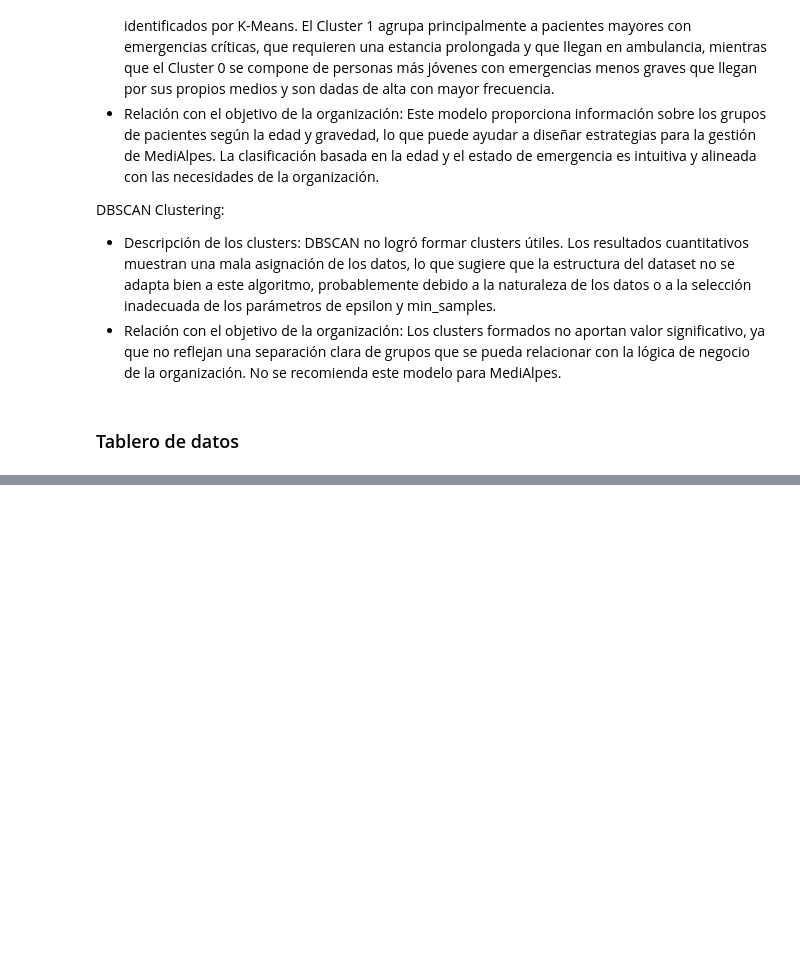
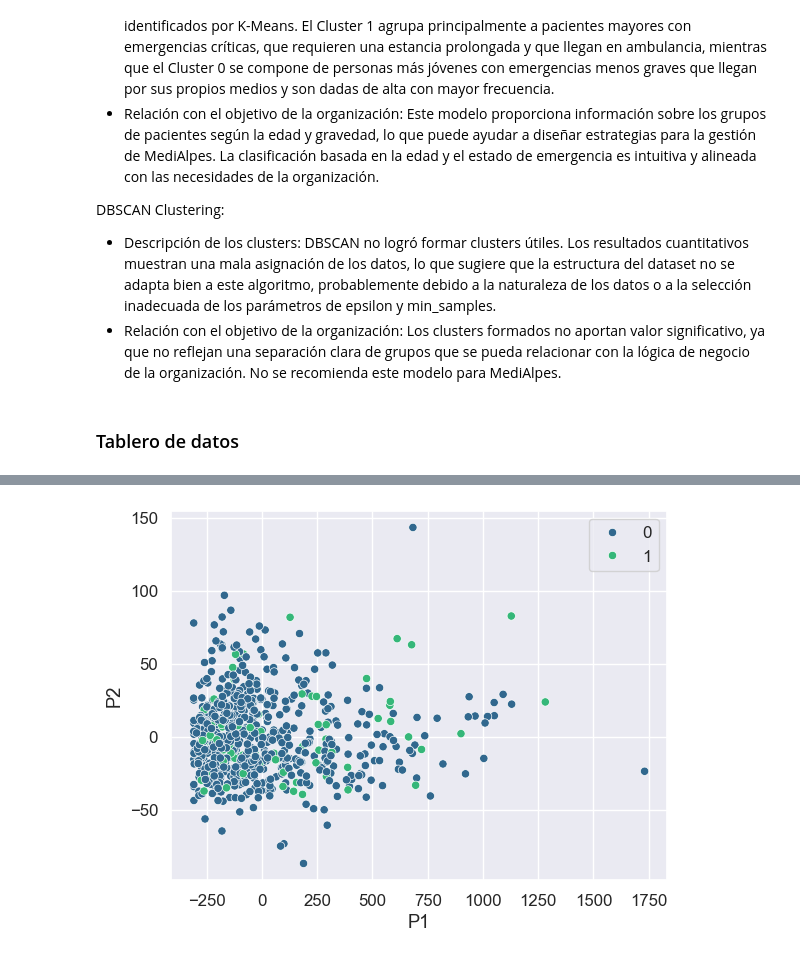
Before and after one commit to despinosaa/Lab1_G1, a Jupyter notebook: Lab2_UNIFICADO.ipynb, the cells around one changed output, grey strips where cells are left out. Saved outputs shown, nothing was run; the diff lists cells and outputs as text; code cells hidden in the pictures; blank space fills up the shorter version.

```diff
--- a/Lab2_UNIFICADO.ipynb
+++ b/Lab2_UNIFICADO.ipynb
@@ -1419,7 +1419,7 @@ DBSCAN Clustering:
 # %%
 # Exportar los datos a un archivo CSV
 
-data_final = data_og.copy()
+data_final = data_ac.copy()
 
 # PCA en 2D para PowerBI
 pca = PCA(n_components = 2)
@@ -1427,12 +1427,8 @@ X_pca = pca.fit_transform(data_final)
 X_pca = pd.DataFrame(X_pca)
 X_pca.columns = ['P1', 'P2']
 
-# Agregar los componentes
-data_final['P1'] = X_pca['P1']
-data_final['P2'] = X_pca['P2']
-
-# Agregar Clusters
-data_final['Cluster'] = labels_ac
+X_pca['Cluster'] = labels_ac
 
 # Guardar el archivo CSV
 data_csv = data_final.to_csv('resultados_clustering.csv', index=False)
+pca_csv = X_pca.to_csv('PCA.csv', index=False)
@@ -1438,0 +1444,5 @@ data_csv = data_final.to_csv('resultados_clustering.csv', index=False)
+# %%
+sns.scatterplot(data=data_final, x='P1', y='P2', hue=labels_ac, palette='viridis')
+plt.show()
+# %% [output]
+[figure, added]
```
Also changed, not shown: parts of 1 cell of this notebook, 7 other files.
